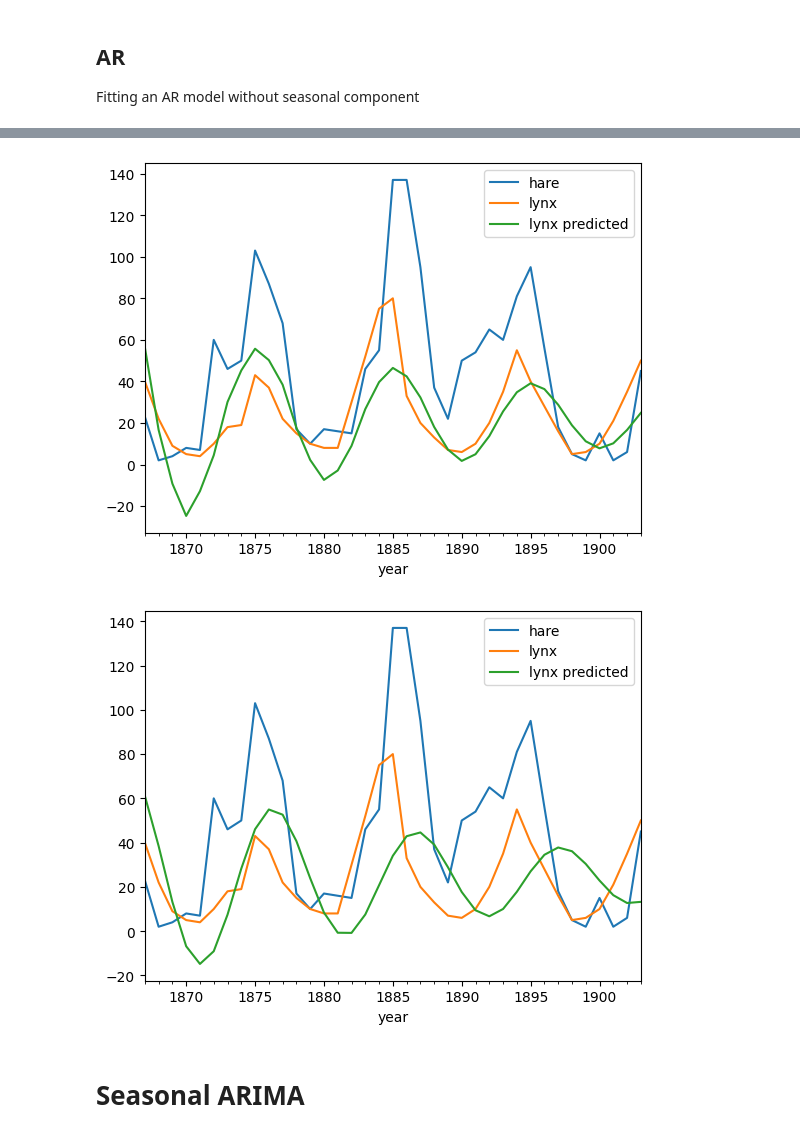
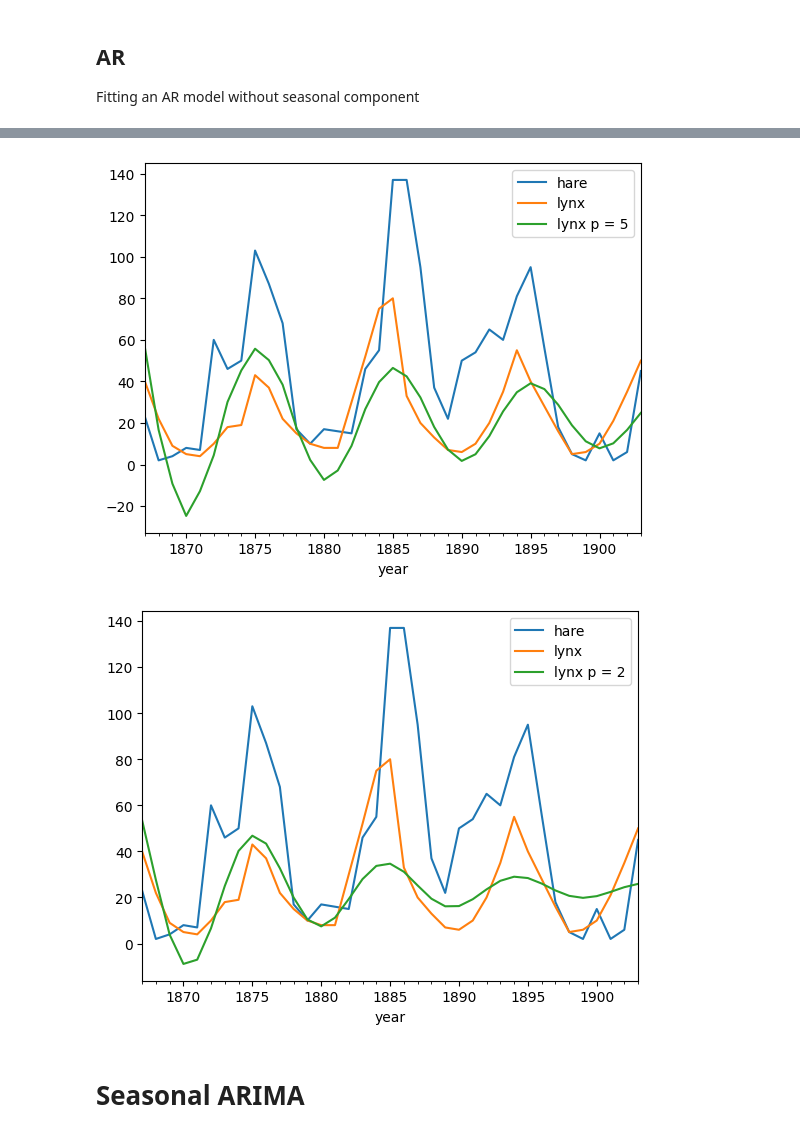
Before and after one commit to AdriaCoding/ADM2, a Jupyter notebook: project2_time_series.ipynb, the cells around one changed output, grey strips where cells are left out. Saved outputs shown, nothing was run; the diff lists cells and outputs as text; code cells hidden in the pictures.

```diff
--- a/project2_time_series.ipynb
+++ b/project2_time_series.ipynb
@@ -144,7 +141,7 @@ SARIMAX Results
 Warnings:
 [1] Covariance matrix calculated using the outer product of gradients (complex-step).
 # %%
-model3 = ARIMA(train_data['lynx'], order = (3, 0, 0)).fit()
+model3 = ARIMA(train_data['lynx'], order = (2, 0, 0)).fit()
 model3.summary()
 # %% [output]
 SARIMAX Results
@@ -209,5 +221,5 @@ plot_predictions(predictions3_yearly)
 # %%
-plot_predictions(predictions1_all)
-plot_predictions(predictions2_all)
-plot_predictions(predictions3_all)
+plot_predictions(predictions1_all, 'lynx p = 15')
+plot_predictions(predictions2_all, 'lynx p = 5')
+plot_predictions(predictions3_all, 'lynx p = 2')
 # %% [output]
@@ -215,5 +227,5 @@ plot_predictions(predictions3_all)
-[figure, old version]
+[figure, new version]
-[figure, old version]
+[figure, new version]
 # %% [markdown]
 # Seasonal ARIMA
 # %%
```
Also changed, not shown: parts of 30 cells of this notebook.
